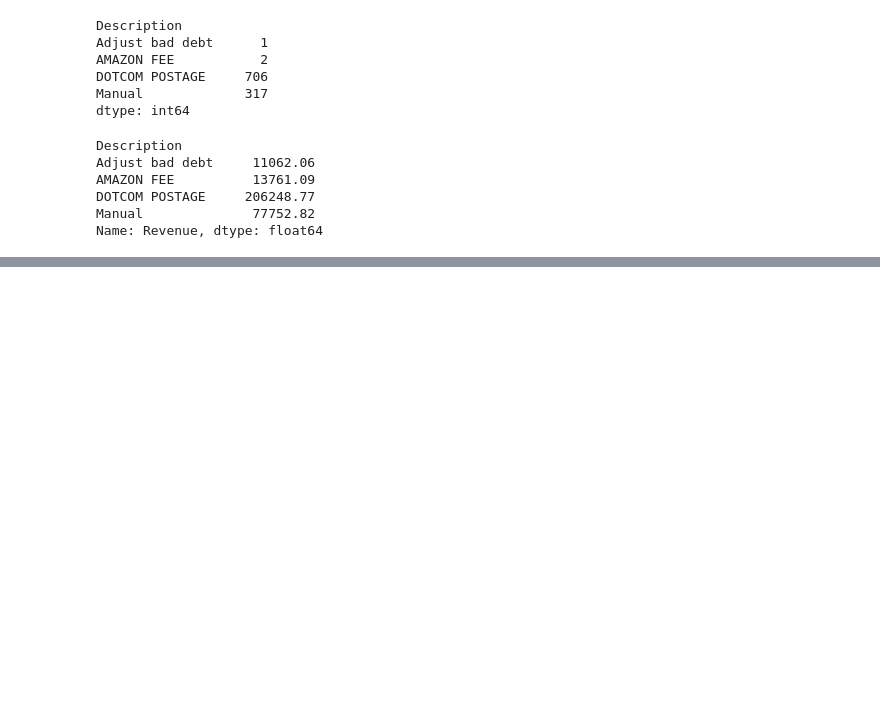
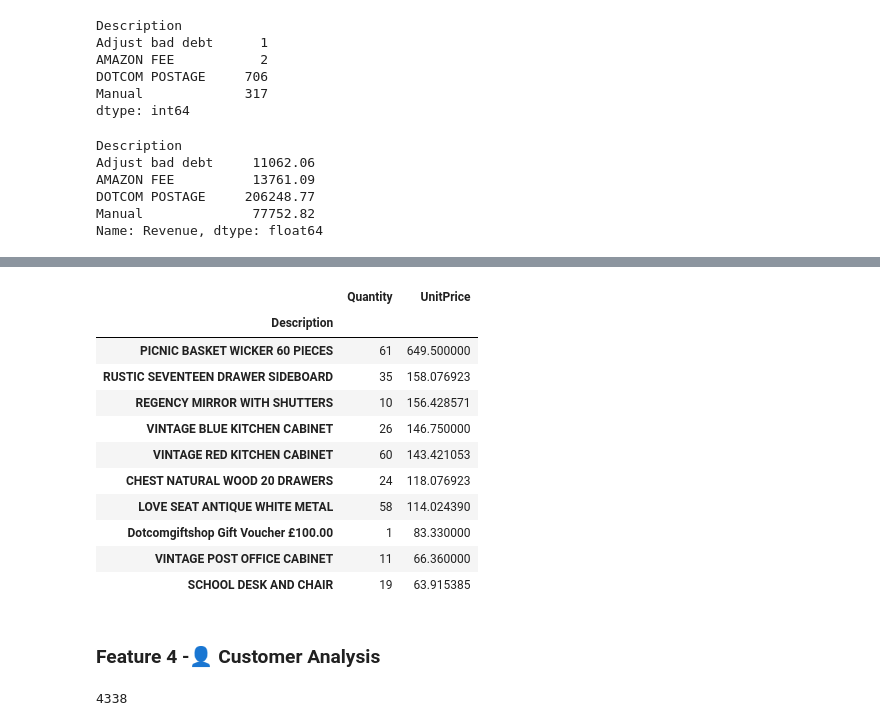
Before and after one commit to vikasa-y/Online-Retail-Sales-Analysis, a Jupyter notebook: Notebooks/Online_Retail_Eda.ipynb, the cells around one changed output, grey strips where cells are left out. Saved outputs shown, nothing was run; the diff lists cells and outputs as text; code cells hidden in the pictures; blank space fills up the shorter version.

```diff
--- a/Notebooks/Online_Retail_Eda.ipynb
+++ b/Notebooks/Online_Retail_Eda.ipynb
@@ -822,3 +822,7 @@ AMAZON FEE          13761.09
 DOTCOM POSTAGE     206248.77
 Manual              77752.82
 Name: Revenue, dtype: float64
+# %%
+non_products = ["Adjust bad debt" , "AMAZON FEE" , "DOTCOM POSTAGE" ,"Manual"]
+# %%
+actual_products_df = sales_df[~sales_df["Description"].isin(non_products)].copy()
@@ -824,0 +863,21 @@ Name: Revenue, dtype: float64
+# %%
+actual_products_df.groupby("Description").agg({"Quantity":"sum","UnitPrice":"mean"}).sort_values("UnitPrice" , ascending=False).head(10)
+# %% [output]
+|  | Quantity | UnitPrice |
+| Description |  |  |
+| PICNIC BASKET WICKER 60 PIECES | 61 | 649.500000 |
+| RUSTIC SEVENTEEN DRAWER SIDEBOARD | 35 | 158.076923 |
+| REGENCY MIRROR WITH SHUTTERS | 10 | 156.428571 |
+| VINTAGE BLUE KITCHEN CABINET | 26 | 146.750000 |
+| VINTAGE RED KITCHEN CABINET | 60 | 143.421053 |
+| CHEST NATURAL WOOD 20 DRAWERS | 24 | 118.076923 |
+| LOVE SEAT ANTIQUE WHITE METAL | 58 | 114.024390 |
+| Dotcomgiftshop Gift Voucher £100.00 | 1 | 83.330000 |
+| VINTAGE POST OFFICE CABINET | 11 | 66.360000 |
+| SCHOOL DESK AND CHAIR | 19 | 63.915385 |
+# %% [markdown]
+### Feature 4 -👤 Customer Analysis
+# %%
+sales_df["CustomerID"].nunique()
+# %% [output]
+4338
```
Also changed, not shown: parts of 20 cells of this notebook.
